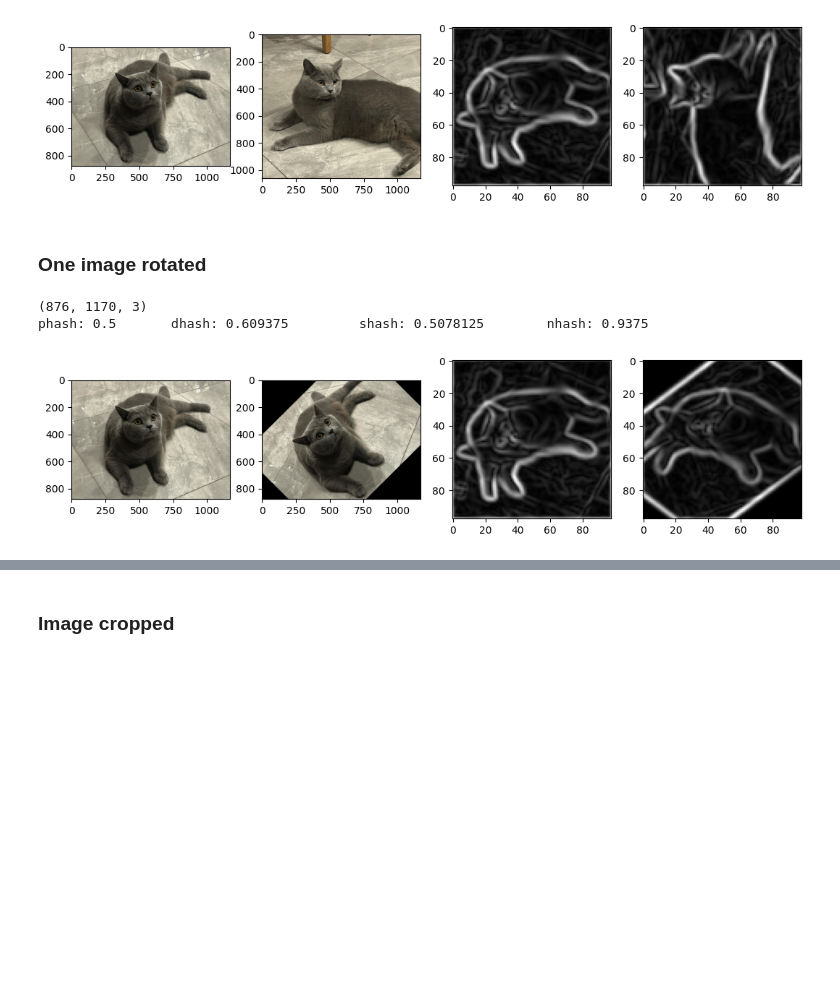
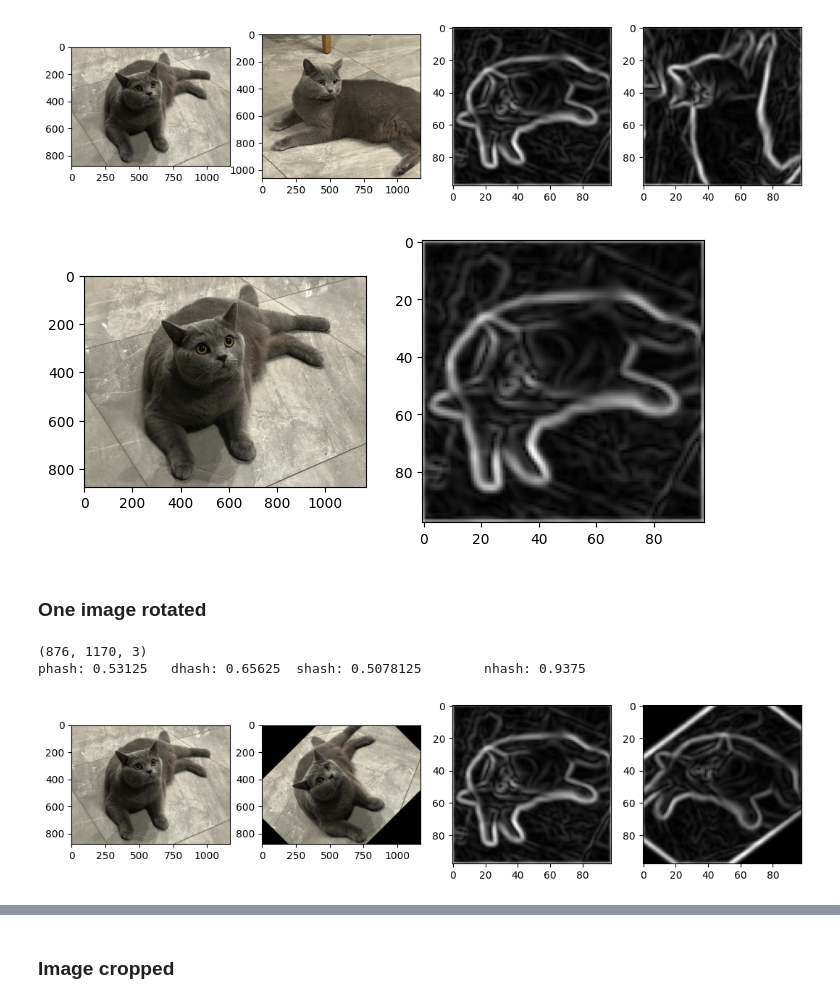
Before and after one commit to Bronomor/HashMaster, a Jupyter notebook: 5.Benchmarks/1.ComparePerpetualHashes.ipynb, the cells around one changed output, grey strips where cells are left out. Cells and saved outputs as stored; diff of their text form; code cells hidden in the pictures; blank space fills up the shorter version.

```diff
--- a/5.Benchmarks/1.ComparePerpetualHashes.ipynb
+++ b/5.Benchmarks/1.ComparePerpetualHashes.ipynb
@@ -247,8 +247,8 @@ ax.imshow(pImage0)
 ax = axes[1]
 ax.imshow(pImage1)
 
-val, grad1, grad2, = sHash2(im0, im1, 16)
-valNN, label1, label2, = nHash2(tImage0, tImage1)
+val, grad1, grad2 = sHash2(im0, im1, 16)
+valNN, label1, label2, _, _ = nHash2(tImage0, tImage1)
 
 ax = axes[2]
 ax.imshow(grad1, cmap="gray")
@@ -263,6 +263,16 @@ plt.show()
 (876, 1170, 3)
 phash: 0.5       dhash: 0.609375         shash: 0.5546875        nhash: 0.984375
 [figure]
+# %%
+fig, axes = plt.subplots(1, 2, figsize=(8,6))
+ax = axes[0]
+ax.imshow(pImage0)
+
+ax = axes[1]
+ax.imshow(grad1, cmap="gray")
+plt.savefig("GradientSolbel.jpg")
+# %% [output]
+[figure, added]
 # %% [markdown]
 ### One image rotated
 # %%
@@ -301,12 +311,12 @@ ax.imshow(grad1, cmap="gray")
 ax = axes[3]
 ax.imshow(grad2, cmap="gray")
 
-print("phash: " + str(pHash2(im0, im1)) + "\t dhash: " + str(dHash2(im0, im1)) \
+print("phash: " + str(pHash2(pathA, pathB)) + "\t dhash: " + str(dHash2(pathA, pathB)) \
            + "\t shash: " + str(val) + "\t nhash: " + str(valNN) )
 plt.show()
 # %% [output]
 (876, 1170, 3)
-phash: 0.5       dhash: 0.609375         shash: 0.5078125        nhash: 0.9375
+phash: 0.53125   dhash: 0.65625  shash: 0.5078125        nhash: 0.9375
 [figure]
 # %%
 image2 = image1.rotate(-45)
```
Also changed, not shown: parts of 16 cells of this notebook, 15 other files.
